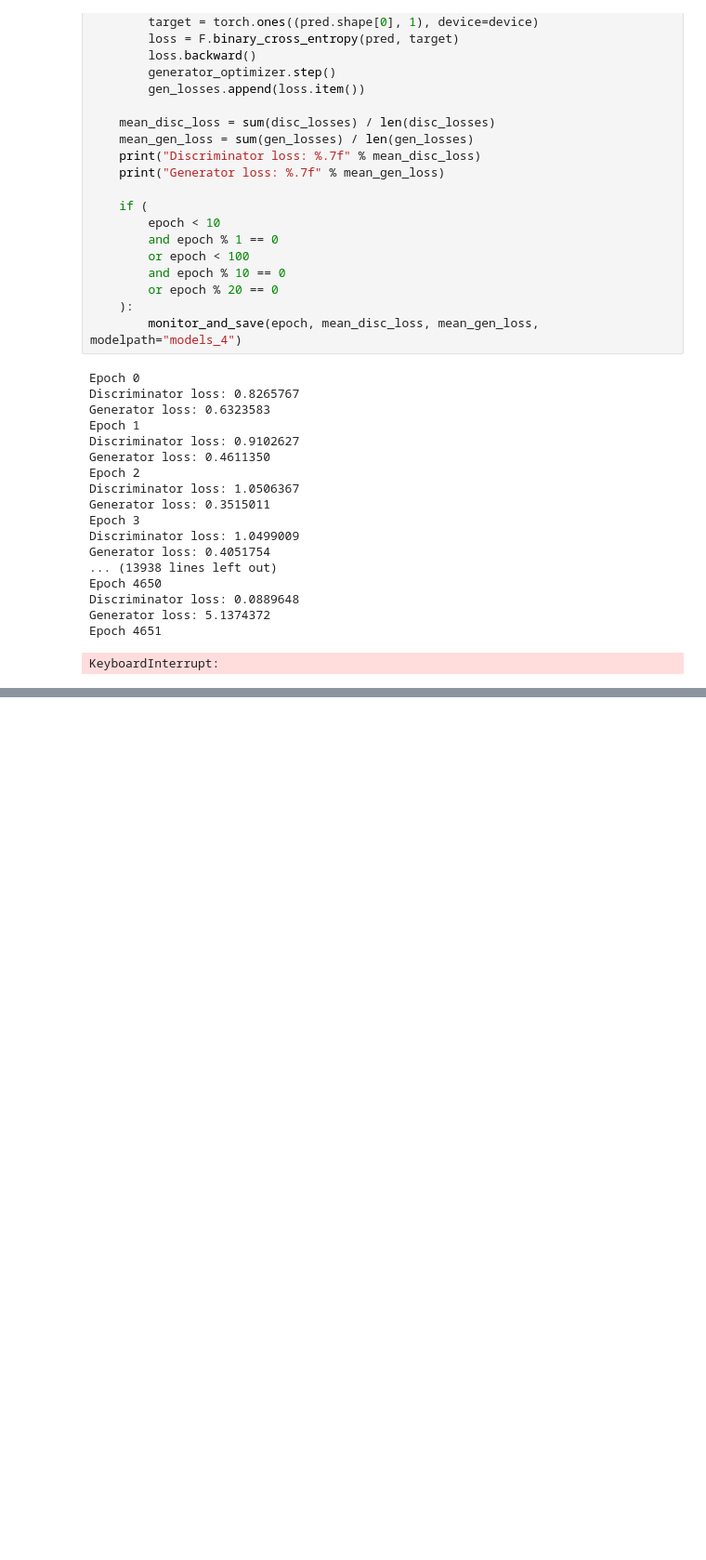
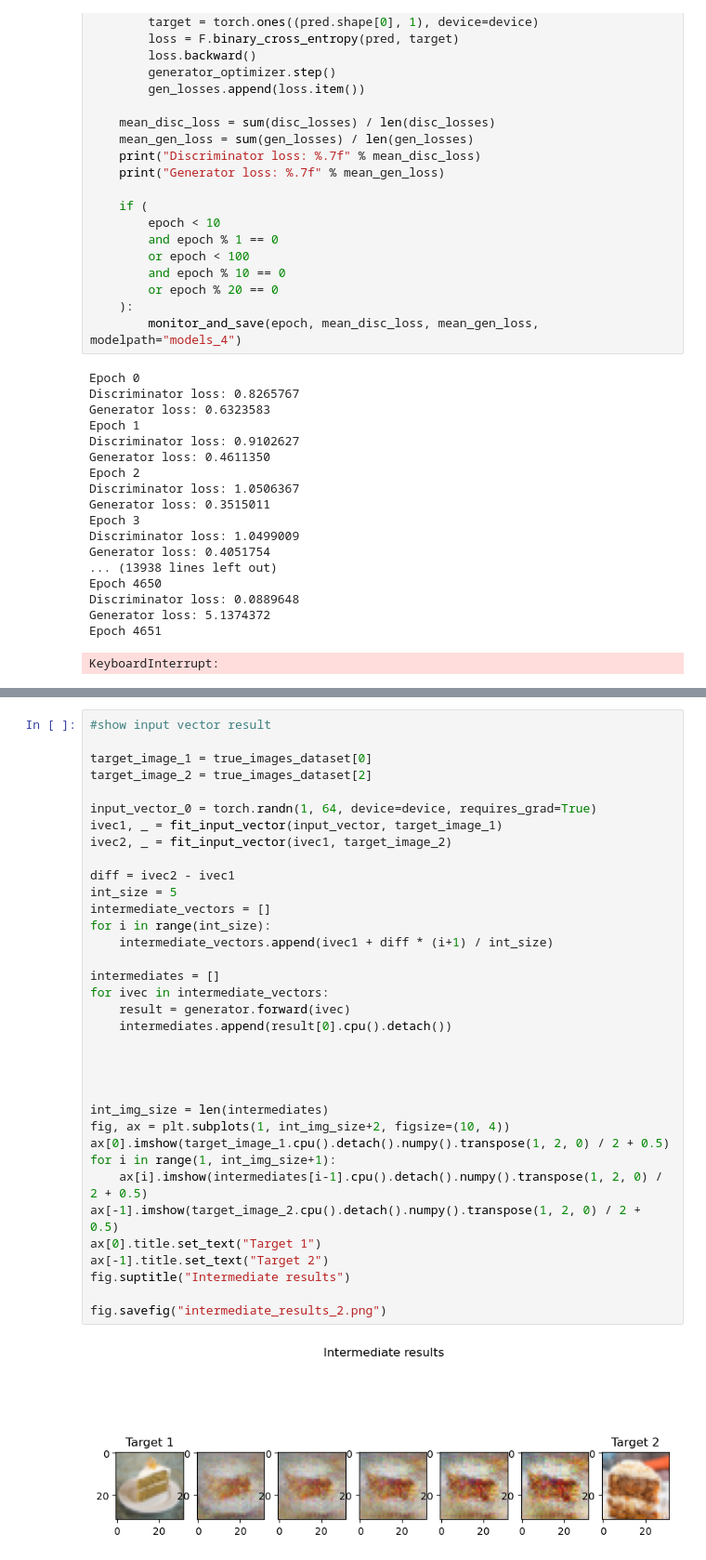
Before and after one commit to mjste/image_processing_lab, a Jupyter notebook: lab3/note.ipynb, the cells around one changed output, grey strips where cells are left out. Shown at 93% size. Drawn from its saved outputs; the diff is of its cells as text; blank space fills up the shorter version.

```diff
--- a/lab3/note.ipynb
+++ b/lab3/note.ipynb
@@ -277,0 +438,37 @@ KeyboardInterrupt:
+# %%
+#show input vector result
+
+target_image_1 = true_images_dataset[0]
+target_image_2 = true_images_dataset[2]
+
+input_vector_0 = torch.randn(1, 64, device=device, requires_grad=True)
+ivec1, _ = fit_input_vector(input_vector, target_image_1)
+ivec2, _ = fit_input_vector(ivec1, target_image_2)
+
+diff = ivec2 - ivec1
+int_size = 5
+intermediate_vectors = []
+for i in range(int_size):
+    intermediate_vectors.append(ivec1 + diff * (i+1) / int_size)
+
+intermediates = []
+for ivec in intermediate_vectors:
+    result = generator.forward(ivec)
+    intermediates.append(result[0].cpu().detach())
+
+
+
+
+int_img_size = len(intermediates)
+fig, ax = plt.subplots(1, int_img_size+2, figsize=(10, 4))
+ax[0].imshow(target_image_1.cpu().detach().numpy().transpose(1, 2, 0) / 2 + 0.5)
+for i in range(1, int_img_size+1):
+    ax[i].imshow(intermediates[i-1].cpu().detach().numpy().transpose(1, 2, 0) / 2 + 0.5)
+ax[-1].imshow(target_image_2.cpu().detach().numpy().transpose(1, 2, 0) / 2 + 0.5)
+ax[0].title.set_text("Target 1")
+ax[-1].title.set_text("Target 2")
+fig.suptitle("Intermediate results")
+
+fig.savefig("intermediate_results_2.png")
+# %% [output]
+[figure, added]
```
Also changed, not shown: parts of 5 cells of this notebook, 4 other files.
